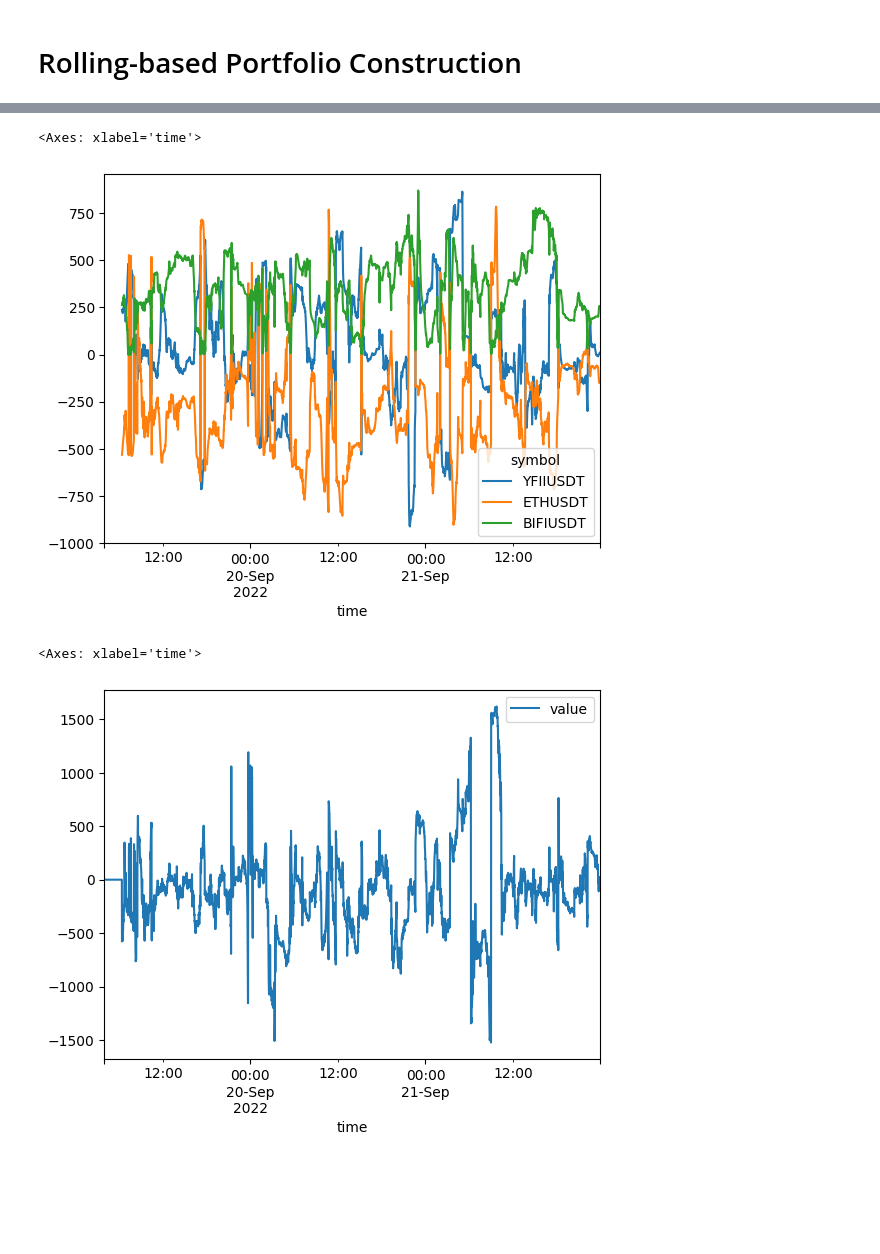
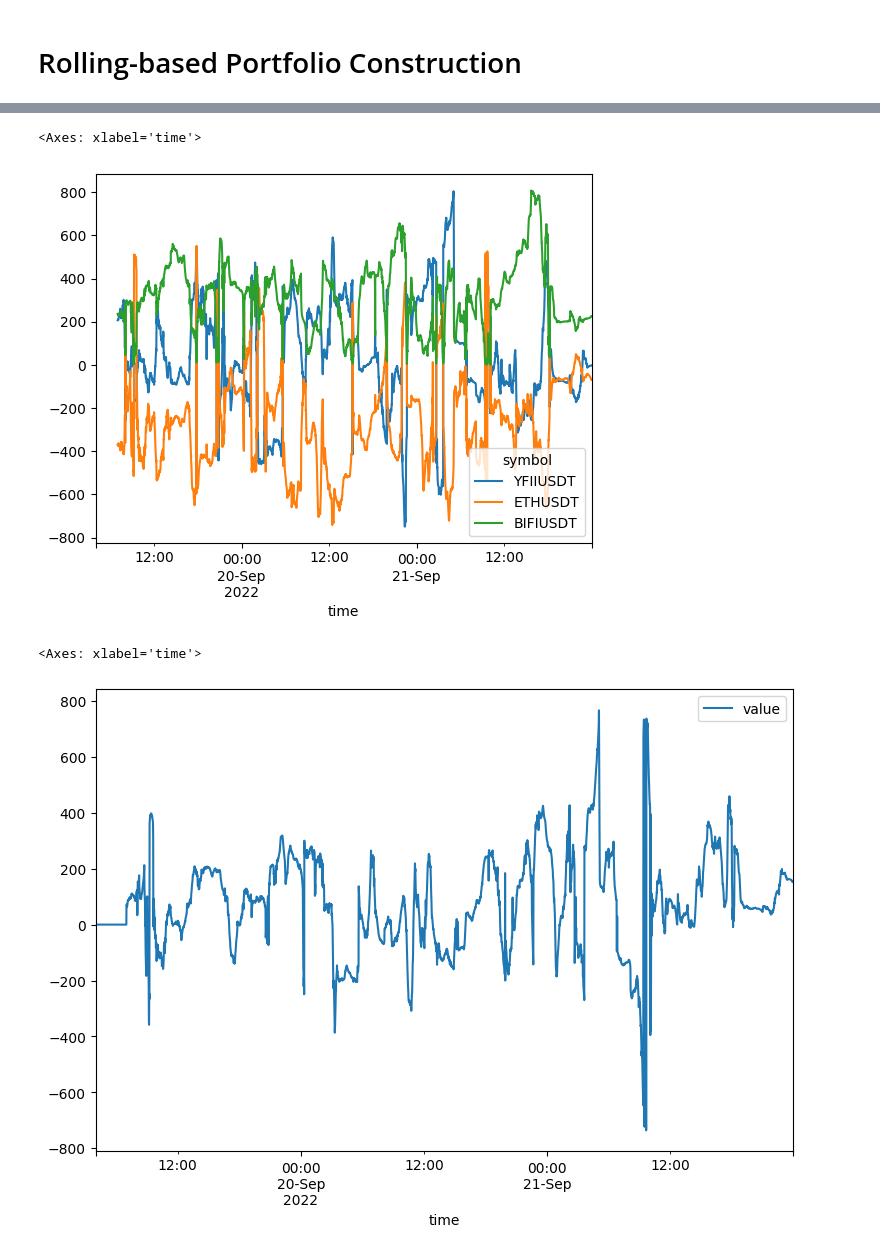
Before and after one commit to sculd/mean_reversal, a Jupyter notebook: var1_trade.ipynb, the cells around one changed output, grey strips where cells are left out. Cells and saved outputs as stored; diff of their text form; code cells hidden in the pictures; blank space fills up the shorter version.

```diff
--- a/var1_trade.ipynb
+++ b/var1_trade.ipynb
@@ -264,7 +261,9 @@ def add_features(df_prices, wgt, trading_param):
 # %% [markdown]
 # Static Portfolio construction
 # %%
-var_eigen_vals, var_eigen_vecs, wgts = get_var1_wgts_values_transpose(*get_close_between_date(10, symbols, date_str_20220919, date_str_20220921).values.T)
+#df_prices = get_close_between_date(10, symbols, date_str_20220919, date_str_20220922)
+df_prices = get_close_between_date(1, symbols, date_str_20220919, date_str_20220922)
+var_eigen_vals, var_eigen_vecs, wgts = get_var1_wgts_values_transpose(*df_prices.values.T)
 # %%
 var_eigen_vals
 # %% [output]
@@ -356,15 +366,15 @@ plt.show()
 # %%
 from numpy_ext import rolling_apply as rolling_apply_ext
 # %%
-def get_df_var1_eigenvecs_weights(df, window, step, sample_unit_minutes, order, if_evecs):
+def get_var1_wgts_values_transpose_rolling(df_prices, window, step, sample_unit_minutes, order, if_evecs):
     '''
     order: 0 for the smallest eigen value, -1 for the largest.
     if_evecs: True for eigen vectors, False for weights (e-vecs / sqrt(cov))
     '''
     i = 1 if if_evecs else 2
-    rolling_wgt = rolling_apply_ext(lambda *vsT: get_var1_wgts_values_transpose(*vsT)[i][:,order], window, *df.values.T)
-    df_rolling_wgt = pd.DataFrame(rolling_wgt, index=df.index, columns=df.columns)
-    # shift by one time unit as the weight up to now will practically be applied in the next step.
+    rolling_wgt = rolling_apply_ext(lambda *vsT: get_var1_wgts_values_transpose(*vsT)[i][:,order], window, *df_prices.values.T)
+    df_rolling_wgt = pd.DataFrame(rolling_wgt, index=df_prices.index, columns=df_prices.columns)
+    # shift by one time unit as the weight up to now will practically be applied in the next step. (?)
     df_rolling_wgt = df_rolling_wgt.shift()
     df_rolling_wgt_resampled = df_rolling_wgt.resample(f'{step * sample_unit_minutes}min').first().resample(f'{sample_unit_minutes}min').first().ffill()
     return df_rolling_wgt_resampled
@@ -383,0 +381,7 @@ wgt_rolling.plot()
+# %%
+rebalance_period = 1
+df_prices = get_close_between_date(1, symbols, date_str_20220919, date_str_20220922)
+evecs_rolling = get_var1_wgts_values_transpose_rolling(
+    df_prices, window=180, step=rebalance_period, sample_unit_minutes=1, order=0, if_evecs=True)
+wgt_rolling = get_var1_wgts_values_transpose_rolling(
+    df_prices, window=180, step=rebalance_period, sample_unit_minutes=1, order=0, if_evecs=False)
@@ -384,11 +393,11 @@ wgt_rolling.plot()
 # %%
-(get_close_between_date(1, symbols, date_str_20220919, date_str_20220922) * wgt_rolling).plot()
+(df_prices * wgt_rolling).plot()
 # %% [output]
 <Axes: xlabel='time'>
-[figure, old version]
+[figure, new version]
 # %%
-(get_close_between_date(1, symbols, date_str_20220919, date_str_20220922) * evecs_rolling).sum(axis=1).to_frame().rename(columns={0: 'value'}).plot()
+(df_prices * wgt_rolling).sum(axis=1).to_frame().rename(columns={0: 'value'}).plot(figsize=(9, 6))
 # %% [output]
 <Axes: xlabel='time'>
-[figure, old version]
+[figure, new version]
 # %%
```
Also changed, not shown: parts of 23 cells of this notebook.
